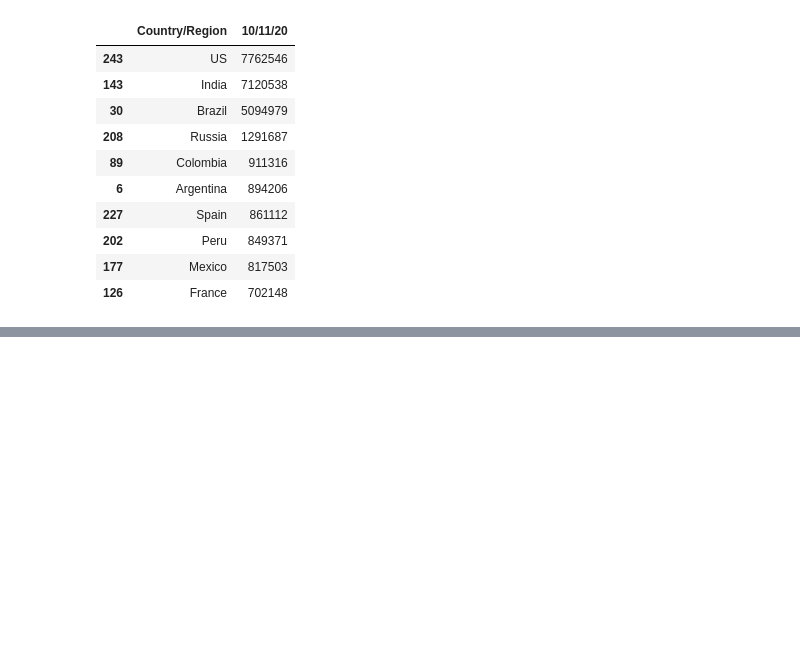
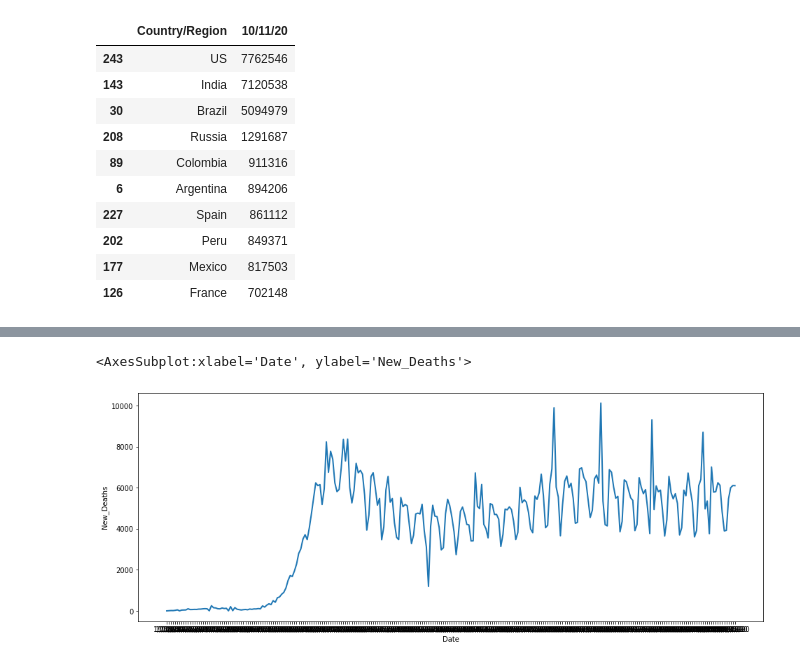
Before and after one commit to fjmutsters/covid19, a Jupyter notebook: Code/covidanalysis.ipynb, the cells around one changed output, grey strips where cells are left out. Cells and saved outputs as stored; diff of their text form; code cells hidden in the pictures; blank space fills up the shorter version.

```diff
--- a/Code/covidanalysis.ipynb
+++ b/Code/covidanalysis.ipynb
@@ -348,0 +578,8 @@ Name: 10/11/20, dtype: int64
+# %%
+#Plot new covid cases
+fig, ax = plt.subplots(figsize=(16, 6))
+
+sns.lineplot(x=covid_worldwide.index, y=covid_worldwide['New_Deaths'], sort=False, linewidth=2)
+# %% [output]
+<AxesSubplot:xlabel='Date', ylabel='New_Deaths'>
+[figure, added]
```
Also changed, not shown: parts of 50 cells of this notebook, 2 other files.
